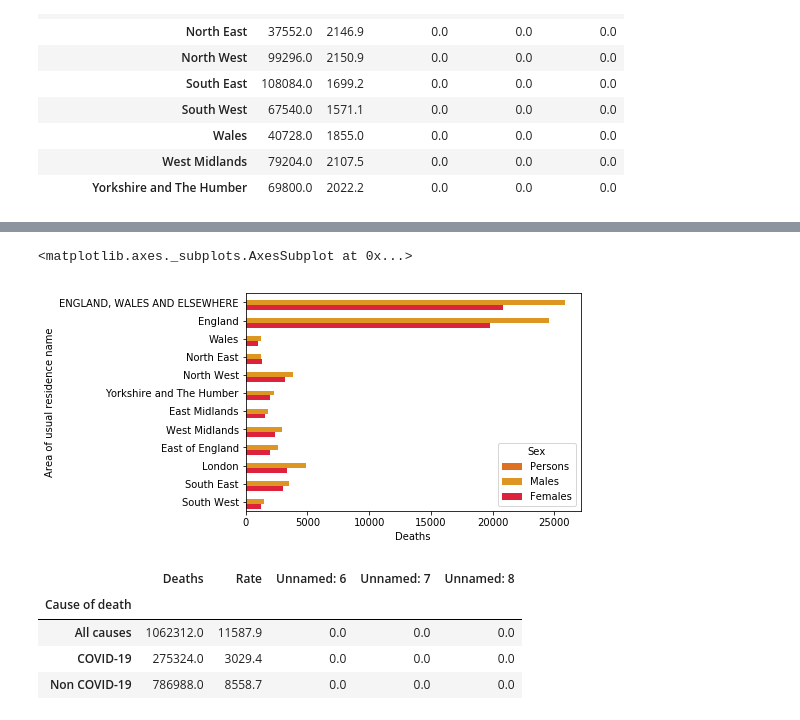
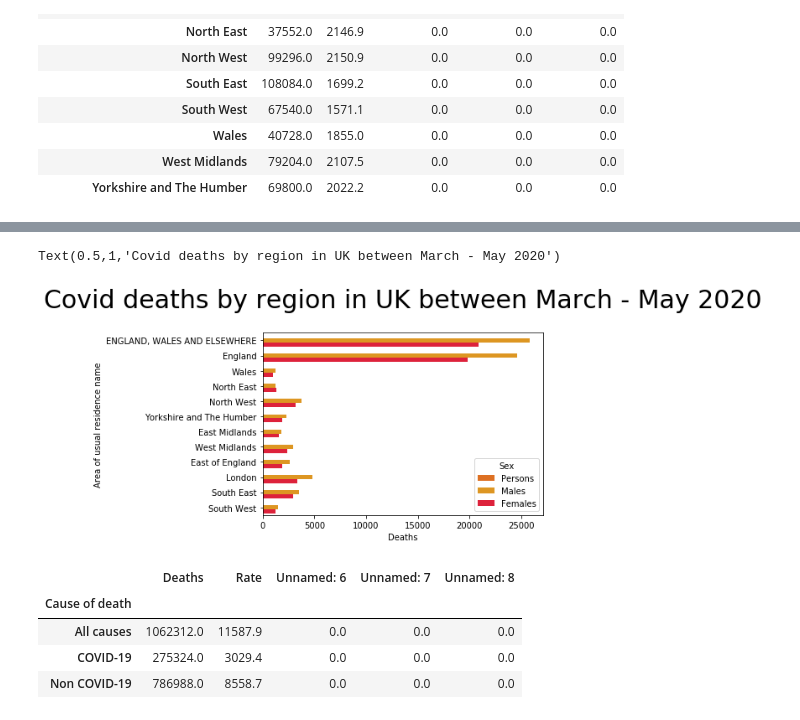
Before and after one commit to harjeetkalsi/Solirius-data-hackday, a Jupyter notebook: initial_analysis.ipynb, the cells around one changed output, grey strips where cells are left out. Cells and saved outputs as stored; diff of their text form; code cells hidden in the pictures.

```diff
--- a/initial_analysis.ipynb
+++ b/initial_analysis.ipynb
@@ -163,10 +163,10 @@ dataset_without_person
 # %%
 colors = ["#fc6b03", "#fc9d03", "#fc0324"]
 sns.set_palette(colors)
-sns.barplot(x="Deaths", y="Area of usual residence name", data=dataset_without_person, hue = dataset['Sex'], ci = None)
+sns.barplot(x="Deaths", y="Area of usual residence name", data=dataset_without_person, hue = dataset['Sex'], ci = None).set_title("Covid deaths by region and gender in UK between March - May 2020", fontsize=30, pad=30)
 # %% [output]
-<matplotlib.axes._subplots.AxesSubplot at 0x...>
+Text(0.5,1,'Covid deaths by region in UK between March - May 2020')
-[figure, old version]
+[figure, new version]
 # %%
 dataset.groupby(["Cause of death"]).sum()
 # %% [output]
```
Also changed, not shown: parts of 2 cells of this notebook.
